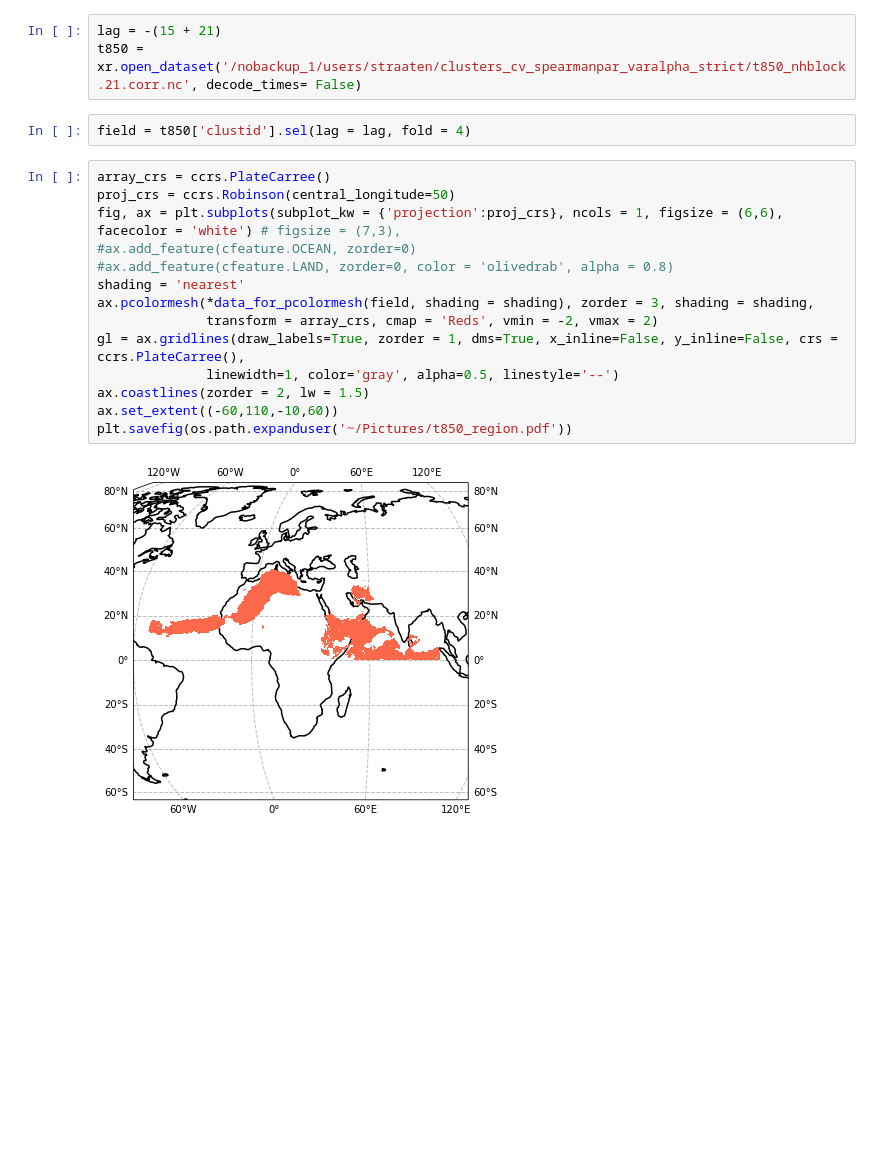
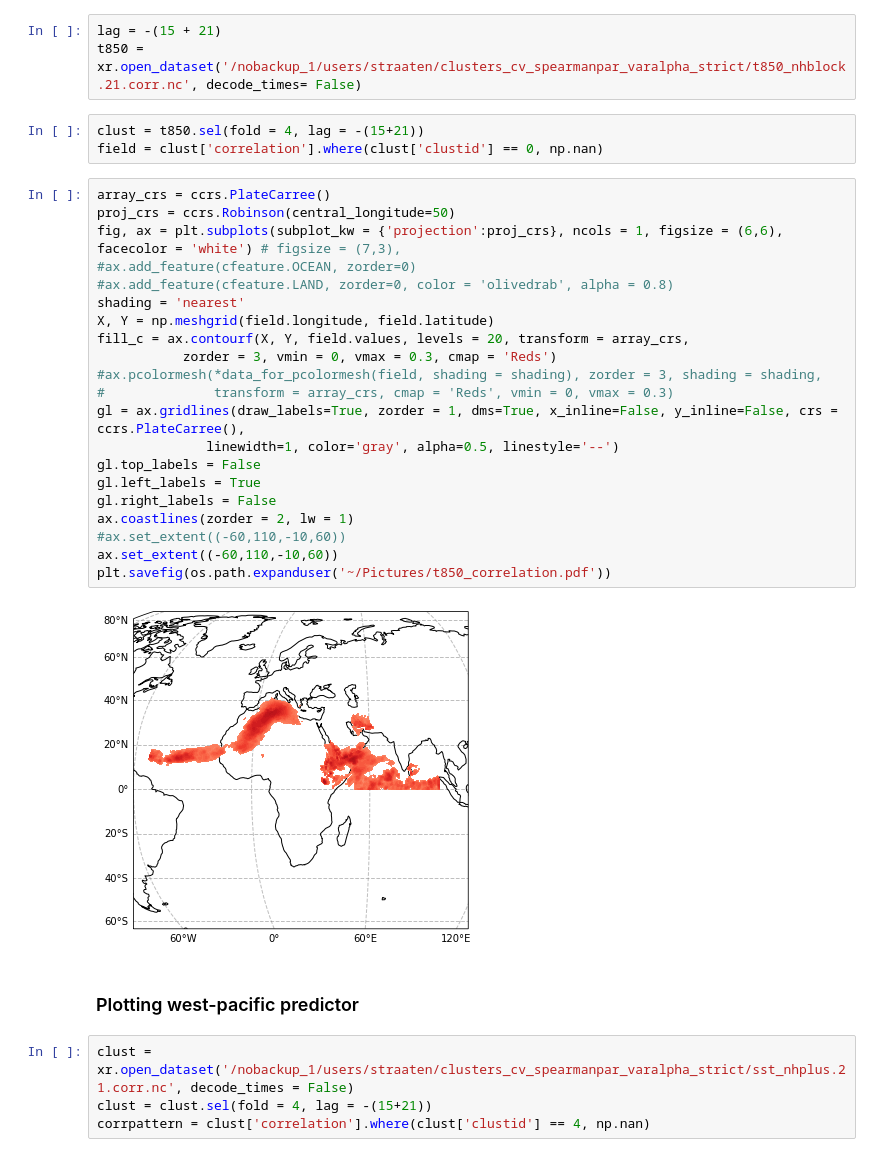
Before and after one commit to chiemvs/SubSeas, a Jupyter notebook: Custom_clusters.ipynb, the cells around one changed output. Saved outputs shown, nothing was run; the diff lists cells and outputs as text; blank space fills up the shorter version.

Commit message:
Modified behaviour of the create_composite function to also load the tg climatology existing at a different resolution. Also two extra versions of the predictor regions plots.

```diff
--- a/Custom_clusters.ipynb
+++ b/Custom_clusters.ipynb
@@ -207,21 +207,35 @@ sea.close()
 # %%
 lag = -(15 + 21)
 t850 = xr.open_dataset('/nobackup_1/users/straaten/clusters_cv_spearmanpar_varalpha_strict/t850_nhblock.21.corr.nc', decode_times= False)
-# %%
-field = t850['clustid'].sel(lag = lag, fold = 4)
+# %%
+clust = t850.sel(fold = 4, lag = -(15+21))
+field = clust['correlation'].where(clust['clustid'] == 0, np.nan)
 # %%
 array_crs = ccrs.PlateCarree()
 proj_crs = ccrs.Robinson(central_longitude=50)
 fig, ax = plt.subplots(subplot_kw = {'projection':proj_crs}, ncols = 1, figsize = (6,6), facecolor = 'white') # figsize = (7,3),
 #ax.add_feature(cfeature.OCEAN, zorder=0)
 #ax.add_feature(cfeature.LAND, zorder=0, color = 'olivedrab', alpha = 0.8)
 shading = 'nearest'
-ax.pcolormesh(*data_for_pcolormesh(field, shading = shading), zorder = 3, shading = shading,
-              transform = array_crs, cmap = 'Reds', vmin = -2, vmax = 2)
+X, Y = np.meshgrid(field.longitude, field.latitude)
+fill_c = ax.contourf(X, Y, field.values, levels = 20, transform = array_crs,
+           zorder = 3, vmin = 0, vmax = 0.3, cmap = 'Reds')
+#ax.pcolormesh(*data_for_pcolormesh(field, shading = shading), zorder = 3, shading = shading,
+#              transform = array_crs, cmap = 'Reds', vmin = 0, vmax = 0.3)
 gl = ax.gridlines(draw_labels=True, zorder = 1, dms=True, x_inline=False, y_inline=False, crs = ccrs.PlateCarree(),
               linewidth=1, color='gray', alpha=0.5, linestyle='--')
-ax.coastlines(zorder = 2, lw = 1.5)
+gl.top_labels = False
+gl.left_labels = True
+gl.right_labels = False
+ax.coastlines(zorder = 2, lw = 1)
+#ax.set_extent((-60,110,-10,60))
 ax.set_extent((-60,110,-10,60))
-plt.savefig(os.path.expanduser('~/Pictures/t850_region.pdf'))
+plt.savefig(os.path.expanduser('~/Pictures/t850_correlation.pdf'))
 # %% [output]
-[figure, old version]
+[figure, new version]
+# %% [markdown]
+### Plotting west-pacific predictor
+# %%
+clust = xr.open_dataset('/nobackup_1/users/straaten/clusters_cv_spearmanpar_varalpha_strict/sst_nhplus.21.corr.nc', decode_times = False)
+clust = clust.sel(fold = 4, lag = -(15+21))
+corrpattern = clust['correlation'].where(clust['clustid'] == 4, np.nan)
```
Also changed, not shown: parts of 1 cell of this notebook, 1 other file.
